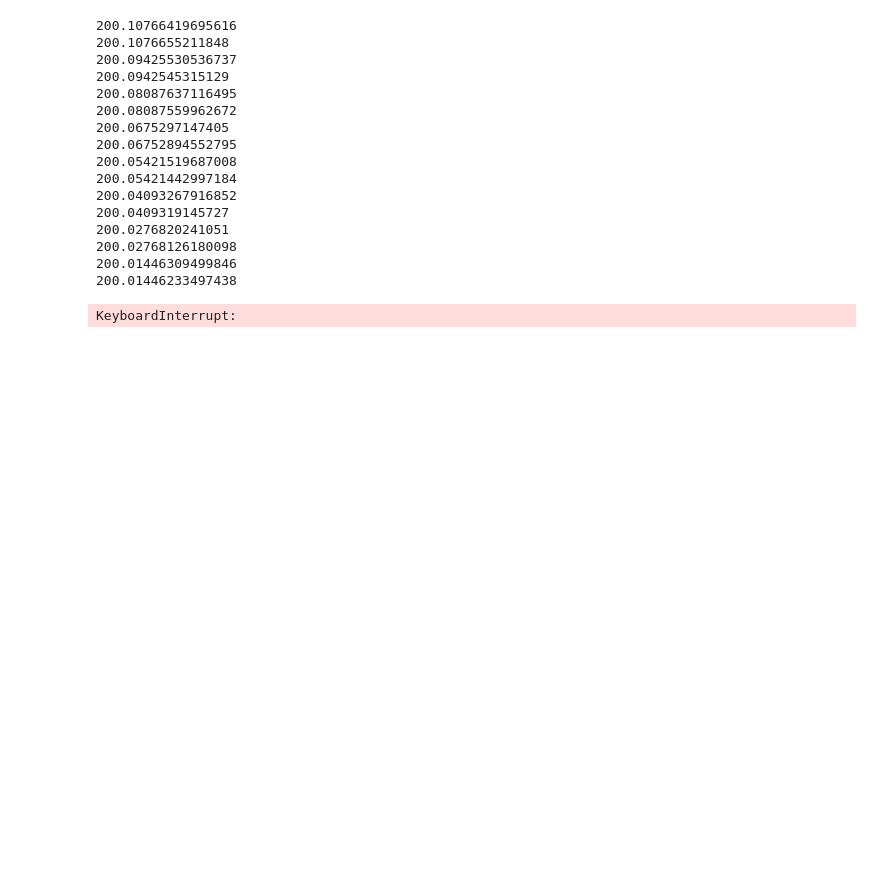
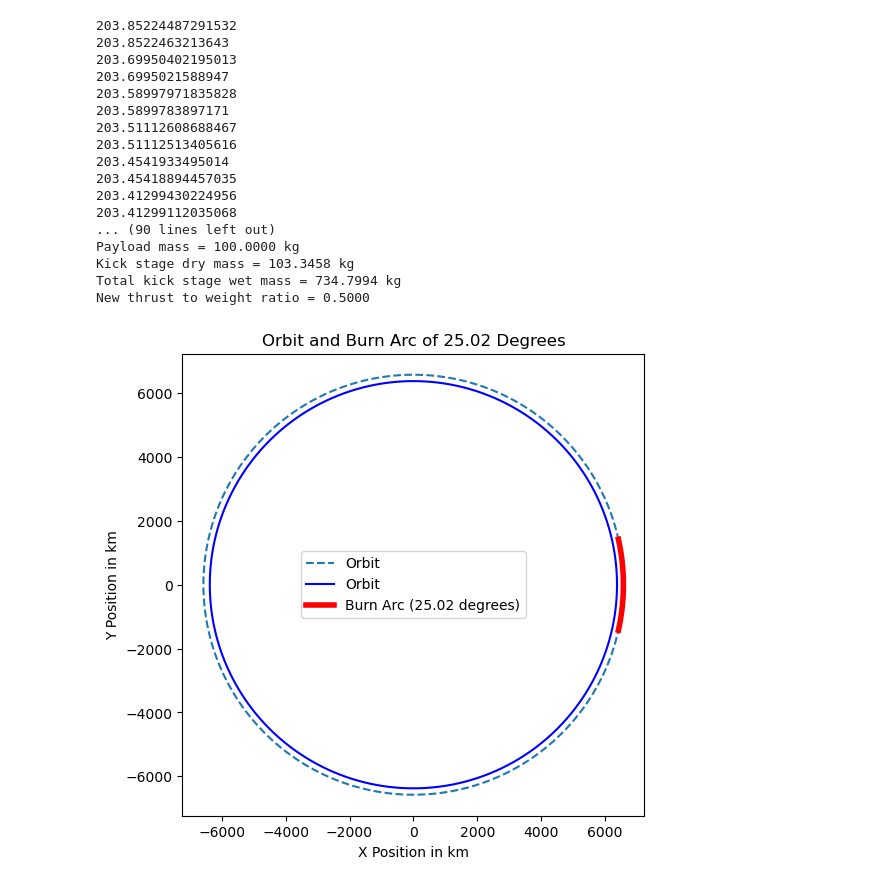
Before and after one commit to krainrpmt/Senior-Project-Electric-Turbopump, a Jupyter notebook: Pump Specification Calculator.ipynb, the cells around one changed output. Saved outputs shown, nothing was run; the diff lists cells and outputs as text; code cells hidden in the pictures; blank space fills up the shorter version.

```diff
--- a/Pump Specification Calculator.ipynb
+++ b/Pump Specification Calculator.ipynb
@@ -401,53 +401,54 @@ def rocket_performance(Name, Pc, dt, Tc, gamma_comb, gamma_exit, R_comb, R_exit,
 #rocket_performance(Name = '37%HAN-63%H2O2 + RP-1 Propellant', Pc=20e5, dt=0.0254*1.23, Tc=2991.8, gamma_comb=1.1266, gamma_exit=1.2252, R_comb=8.3144598/23.276e-3, R_exit=8.3144598/24.086e-3, OF=4.2, Pa=0, g0=9.807, mass_dry=140, nozzle_expansion_ratio=140, density_ox=1550, density_fuel=1522, h1=200e3, h2=35786e3, L_star=1.0, disp=True)
 
 #CEA-Run Hybrid Engine JANUS Compound 15 + HAN+H2O2
 
 #CEA Real Output : CEA_Me, CEA_v_sonic, CEA_c_star, CEA_Te, CEA_Pe, CEA_Isp
-
-#Real Run
-set_of_cea_results = [4.994, 638.5, 1622.0, 964.03,0.00460e5,3292.7/9.807]
+#Real Run  # A
+set_of_cea_results = [4.361, 701.8, 1622.0, 1172.71,0.01359e5,3192.9/9.807] #Ae/At = 60
+#set_of_cea_results = [4.994, 638.5, 1622.0, 964.03,0.00460e5,3292.7/9.807] #Ae/At = 140
 mass_dry0 = 99.0408+100
-dt0 = 0.047
+dt0 = 0.04805
 target_TW = 0.500
 while True:
     while True:
         result = rocket_performance(Name = "37%HAN-63%H2O2 Oxidizer + JANUS's Compound 15 Hypergolic Hybrid Fuel", Pc=10e5, dt=dt0, Tc=2933.5, gamma_comb=1.1225, gamma_exit=1.2249, R_comb=359.4664851, R_exit=345.1988624, OF=4.2, Pa=0, g0=9.807, mass_dry=mass_dry0, nozzle_expansion_ratio=100, density_ox=1573.2, density_fuel=1522, h1=200e3, h2=35786e3, L_star=10, a=9.39216799e-05, n=0.5, iter_num=1000, CEA_res = set_of_cea_results, insul_percentage=1.0, casing_percentage=1.0, disp=False)
         mass_dry0 = result[2]
         old_mass_dry = result[3]
         current_TW = result[1]
         if round(abs(mass_dry0-old_mass_dry),5) == 0:
             print(old_mass_dry)
             print(mass_dry0)
             #result = rocket_performance(Name = "37%HAN-63%H2O2 Oxidizer + JANUS's Compound 15 Hypergolic Hybrid Fuel", Pc=10e5, dt=dt0, Tc=2933.5, gamma_comb=1.1225, gamma_exit=1.2249, R_comb=359.4664851, R_exit=345.1988624, OF=4.2, Pa=0, g0=9.807, mass_dry=mass_dry0, nozzle_expansion_ratio=100, density_ox=1573.2, density_fuel=1522, h1=200e3, h2=35786e3, L_star=10, a=9.39216799e-05, n=0.5, iter_num=1000, CEA_res = set_of_cea_results, insul_percentage=1.0, casing_percentage=1.0, disp=False)
             break
-    factor = (max(current_TW,target_TW)/min(current_TW,target_TW))**5
+    factor = (max(current_TW,target_TW)/min(current_TW,target_TW))**5+(max(current_TW,target_TW)/min(current_TW,target_TW))**3*250-250
     if round(current_TW,4) > round(target_TW,4):
         dt0 = dt0 - 0.00001*factor
     elif round(current_TW,4) < round(target_TW,4):
         dt0 = dt0 + 0.00001*factor
     else:
         result = rocket_performance(Name = "37%HAN-63%H2O2 Oxidizer + JANUS's Compound 15 Hypergolic Hybrid Fuel", Pc=10e5, dt=dt0, Tc=2933.5, gamma_comb=1.1225, gamma_exit=1.2249, R_comb=359.4664851, R_exit=345.1988624, OF=4.2, Pa=0, g0=9.807, mass_dry=mass_dry0, nozzle_expansion_ratio=100, density_ox=1573.2, density_fuel=1522, h1=200e3, h2=35786e3, L_star=10, a=9.39216799e-05, n=0.5, iter_num=1000, CEA_res = set_of_cea_results, insul_percentage=1.0, casing_percentage=1.0, disp=True)
         break
 
-#set_of_cea_results = [4.361, 701.8, 1622.0, 1172.71,0.01359e5,3192.9/9.807]
+#
 #rocket_performance(Name = "37%HAN-63%H2O2 Oxidizer + JANUS's Compound 15 Hypergolic Hybrid Fuel", Pc=10e5, dt=0.04495, Tc=2933.5, gamma_comb=1.1225, gamma_exit=1.2249, R_comb=359.4664851, R_exit=345.1988624, OF=4.2, Pa=0, g0=9.807, mass_dry=76.2734+100, nozzle_expansion_ratio=60, density_ox=1573.2, density_fuel=1522, h1=200e3, h2=35786e3, L_star=10, a=9.39216799e-05, n=0.5, iter_num=1000, CEA_res = set_of_cea_results, insul_percentage=0.5, casing_percentage=0.735, disp=True)
 
 #rocket_performance(Name = "37%HAN-63%H2O2 Oxidizer + JANUS's Compound 15 Hypergolic Hybrid Fuel", Pc=10e5, dt=0.04761, Tc=2933.5, gamma_comb=1.1225, gamma_exit=1.2249, R_comb=359.4664851, R_exit=345.1988624, OF=4.2, Pa=0, g0=9.807, mass_dry=112.8390+20, nozzle_expansion_ratio=140, density_ox=1550, density_fuel=1522, h1=200e3, h2=35786e3, L_star=10, a=9.39216799e-05, n=0.5, iter_num=1000, CEA_res = set_of_cea_results, disp=True)
 # %% [output]
-200.10766419695616
-200.1076655211848
-200.09425530536737
-200.0942545315129
-200.08087637116495
-200.08087559962672
-200.0675297147405
-200.06752894552795
-200.05421519687008
-200.05421442997184
-200.04093267916852
-200.0409319145727
-200.0276820241051
-200.02768126180098
-200.01446309499846
-200.01446233497438
+203.85224487291532
+203.8522463213643
+203.69950402195013
+203.6995021588947
+203.58997971835828
+203.5899783897171
+203.51112608688467
+203.51112513405616
+203.4541933495014
+203.45418894457035
+203.41299430224956
+203.41299112035068
+... (90 lines left out)
+Payload mass = 100.0000 kg
+Kick stage dry mass = 103.3458 kg
+Total kick stage wet mass = 734.7994 kg
+New thrust to weight ratio = 0.5000
-KeyboardInterrupt:
+[figure, added]
```
